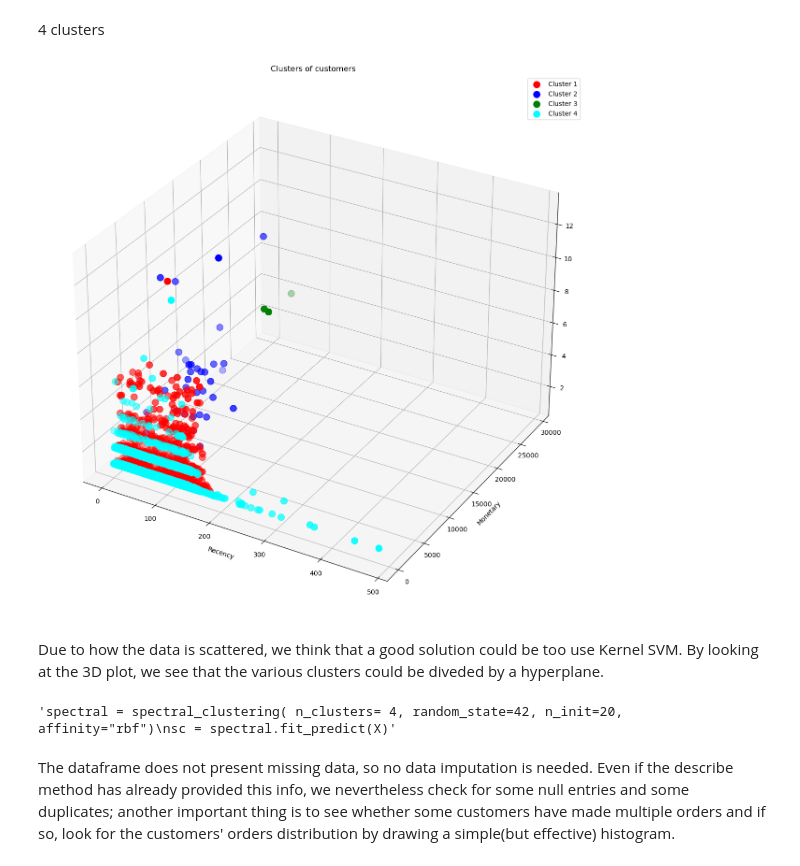
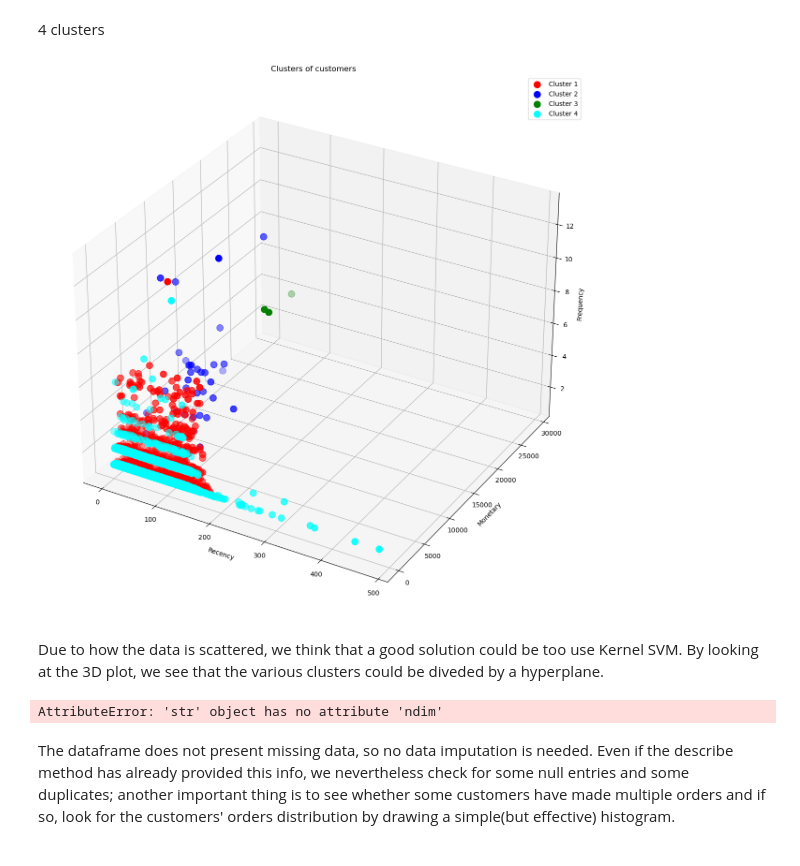
Before and after one commit to Matcar02/AI-ML-Customer-segmentation, a Jupyter notebook: ProjectAI.ipynb, the cells around one changed output. Cells and saved outputs as stored; diff of their text form; code cells hidden in the pictures.

```diff
--- a/ProjectAI.ipynb
+++ b/ProjectAI.ipynb
@@ -116,11 +125,11 @@ df['order_purchase_timestamp'] = pd.to_datetime(df['order_purchase_timestamp'])
 recency = df.groupby(by='customer_id',
                         as_index=False)['order_purchase_timestamp'].max()
 
-recency.columns = ['Customer ID', 'Lastest Purchase']
+recency.columns = ['Customer ID', 'Latest Purchase']
 
-recent_date = recency['Lastest Purchase'].max()
+recent_date = recency['Latest Purchase'].max()
 
-recency['Recency'] = recency['Lastest Purchase'].apply(
+recency['Recency'] = recency['Latest Purchase'].apply(
     lambda x: (recent_date - x).days)
 
 recency.head()
@@ -228,24 +250,25 @@ plt.show()
 # %%
 from sklearn.cluster import AgglomerativeClustering
 hc = AgglomerativeClustering(n_clusters = 4, affinity = 'euclidean', linkage = 'ward')
 y_hc = hc.fit_predict(X)
 
 # Visualising the clusters
 fig = plt.figure(figsize = (15,15))
 ax = fig.add_subplot(111, projection='3d')
 
 ax.scatter(X[y_hc == 0, 0], X[y_hc == 0, 1], X[y_hc == 0,2], s = 100, c = 'red', label = 'Cluster 1')
 ax.scatter(X[y_hc == 1, 0], X[y_hc == 1, 1], X[y_hc == 1,2], s = 100, c = 'blue', label = 'Cluster 2')
 ax.scatter(X[y_hc == 2, 0], X[y_hc == 2, 1], X[y_hc == 2,2], s = 100, c = 'green', label = 'Cluster 3')
 ax.scatter(X[y_hc == 3, 0], X[y_hc == 3, 1], X[y_hc == 3,2], s = 100, c = 'cyan', label = 'Cluster 4')
 
-
+from mpl_toolkits.mplot3d import Axes3D
 plt.title('Clusters of customers')
-plt.xlabel('Recency')
-plt.ylabel('Monetary')
+ax.set_xlabel('Recency')
+ax.set_ylabel('Monetary')
+ax.set_zlabel('Frequency', rotation=45)
 plt.legend()
 plt.show()
 # %% [output]
-[figure, old version]
+[figure, new version]
 # %% [markdown]
 Due to how the data is scattered, we think that a good solution could be too use Kernel SVM. By looking at the 3D plot, we see that the various clusters could be diveded by a hyperplane.
@@ -263,10 +275,10 @@ for node in Nodesund:
 # %%
 from sklearn.cluster import spectral_clustering
 X=np.array(X)
-spectral = spectral_clustering( n_clusters= 4, random_state=42, n_init=20, affinity="rbf")
+spectral = spectral_clustering(n_clusters= 4, random_state=42, n_init=20, affinity="rbf")
 sc = spectral.fit_predict(X)
 # %% [output]
-'spectral = spectral_clustering( n_clusters= 4, random_state=42, n_init=20, affinity="rbf")\nsc = spectral.fit_predict(X)'
+AttributeError: 'str' object has no attribute 'ndim'
 # %% [markdown]
 The dataframe does not present missing data, so no data imputation is needed. Even if the describe method has already provided this info, we nevertheless check for some null entries and some duplicates; another important thing is to see whether some customers have made multiple orders and if so, look for the customers' orders distribution by drawing a simple(but effective) histogram.
 # %%
```
Also changed, not shown: parts of 29 cells of this notebook.
